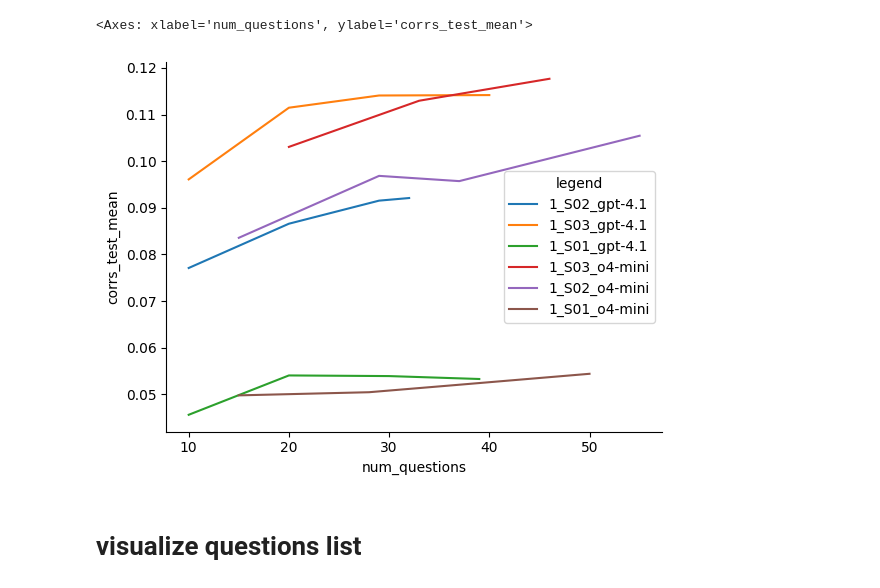
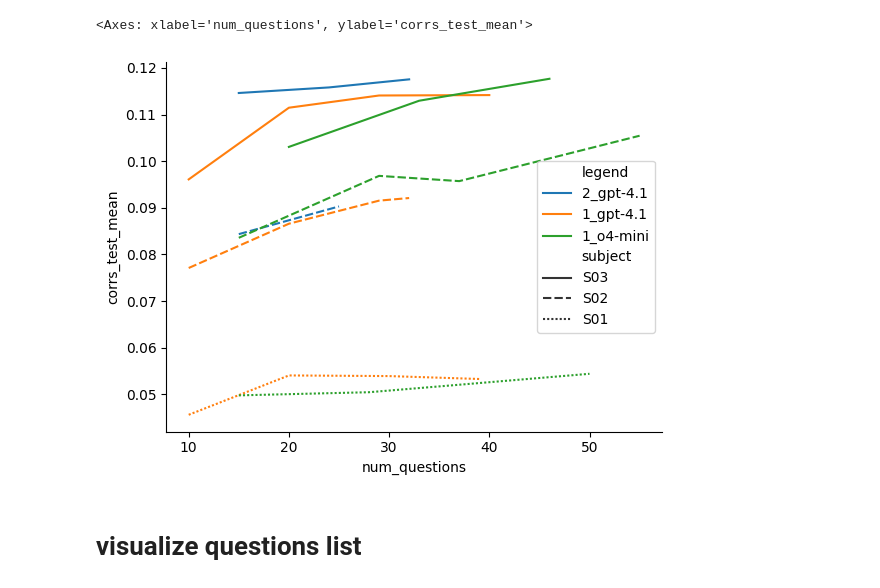
Before and after one commit to fkatada/MS-automated-brain-explanations, a Jupyter notebook: notebooks/7_qa_agent/01_eval_agentic_path.ipynb, the cells around one changed output. Drawn from its saved outputs; the diff is of its cells as text; code cells hidden in the pictures.

```diff
--- a/notebooks/7_qa_agent/01_eval_agentic_path.ipynb
+++ b/notebooks/7_qa_agent/01_eval_agentic_path.ipynb
@@ -41,18 +82,20 @@ for name, group in rr.groupby('save_dir_unique'):
 # %%
 # join 'seed', 'subject', 'agent_checkpoint' into a single col
-rr['legend'] = rr.apply(lambda x: f"{x['seed']}_{x['subject']}_{x['agent_checkpoint']}", axis=1)
+# rr['legend'] = rr.apply(lambda x: f"{x['seed']}_{x['subject']}_{x['agent_checkpoint']}", axis=1)
+rr['legend'] = rr.apply(lambda x: f"{x['seed']}_{x['agent_checkpoint']}", axis=1)
 # %%
 sns.lineplot(
     rr,
     x='num_questions',
     y='corrs_test_mean',
     hue='legend',
+    style='subject',
     # hue='subject',
-    estimator='mean',
+    # estimator='mean',
 )
 # %% [output]
 <Axes: xlabel='num_questions', ylabel='corrs_test_mean'>
-[figure, old version]
+[figure, new version]
 # %% [markdown]
 # visualize questions list
 # %%
```
Also changed, not shown: parts of 2 cells of this notebook, 5 other files.
